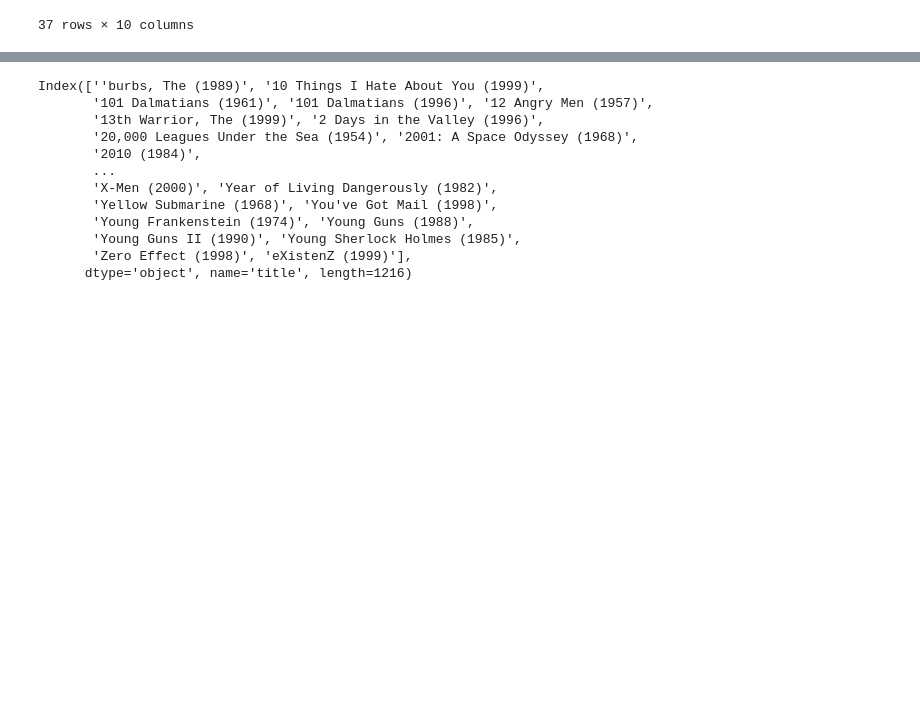
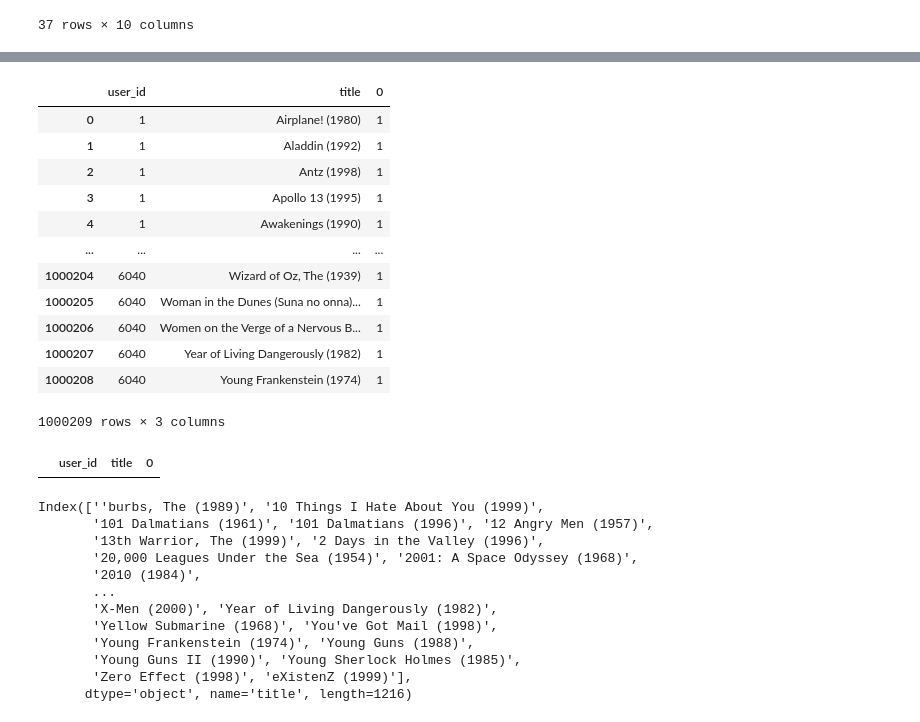
Before and after one commit to ancestor9/2026_Fall_Application-Deployment, a Jupyter notebook: 20261106/ch13_2_MovieLens_1M_Dataset.ipynb, the cells around one changed output, grey strips where cells are left out. Drawn from its saved outputs; the diff is of its cells as text; code cells hidden in the pictures; blank space fills up the shorter version.

```diff
--- a/20261106/ch13_2_MovieLens_1M_Dataset.ipynb
+++ b/20261106/ch13_2_MovieLens_1M_Dataset.ipynb
@@ -246 +278,23 @@ data[data['title'] == '$1,000,000 Duck (1971)']
+# %%
+data.groupby(["user_id", "title"]).size().reset_index()
+# %% [output]
+|  | user_id | title | 0 |
+| 0 | 1 | Airplane! (1980) | 1 |
+| 1 | 1 | Aladdin (1992) | 1 |
+| 2 | 1 | Antz (1998) | 1 |
+| 3 | 1 | Apollo 13 (1995) | 1 |
+| 4 | 1 | Awakenings (1990) | 1 |
+| ... | ... | ... | ... |
+| 1000204 | 6040 | Wizard of Oz, The (1939) | 1 |
+| 1000205 | 6040 | Woman in the Dunes (Suna no onna)... | 1 |
+| 1000206 | 6040 | Women on the Verge of a Nervous B... | 1 |
+| 1000207 | 6040 | Year of Living Dangerously (1982) | 1 |
+| 1000208 | 6040 | Young Frankenstein (1974) | 1 |
+1000209 rows × 3 columns
+# %%
+# @title 특정 사용자가 동일한 영화에 대해 중복해서 평점을 남겼거나 기록이 중복 존재하는지 검사
+tf = data.groupby(["user_id", "title"]).size().reset_index()
+tf[tf.duplicated()]
+# %% [output]
+|  | user_id | title | 0 |
 # %%
```
Also changed, not shown: parts of 13 cells of this notebook.
